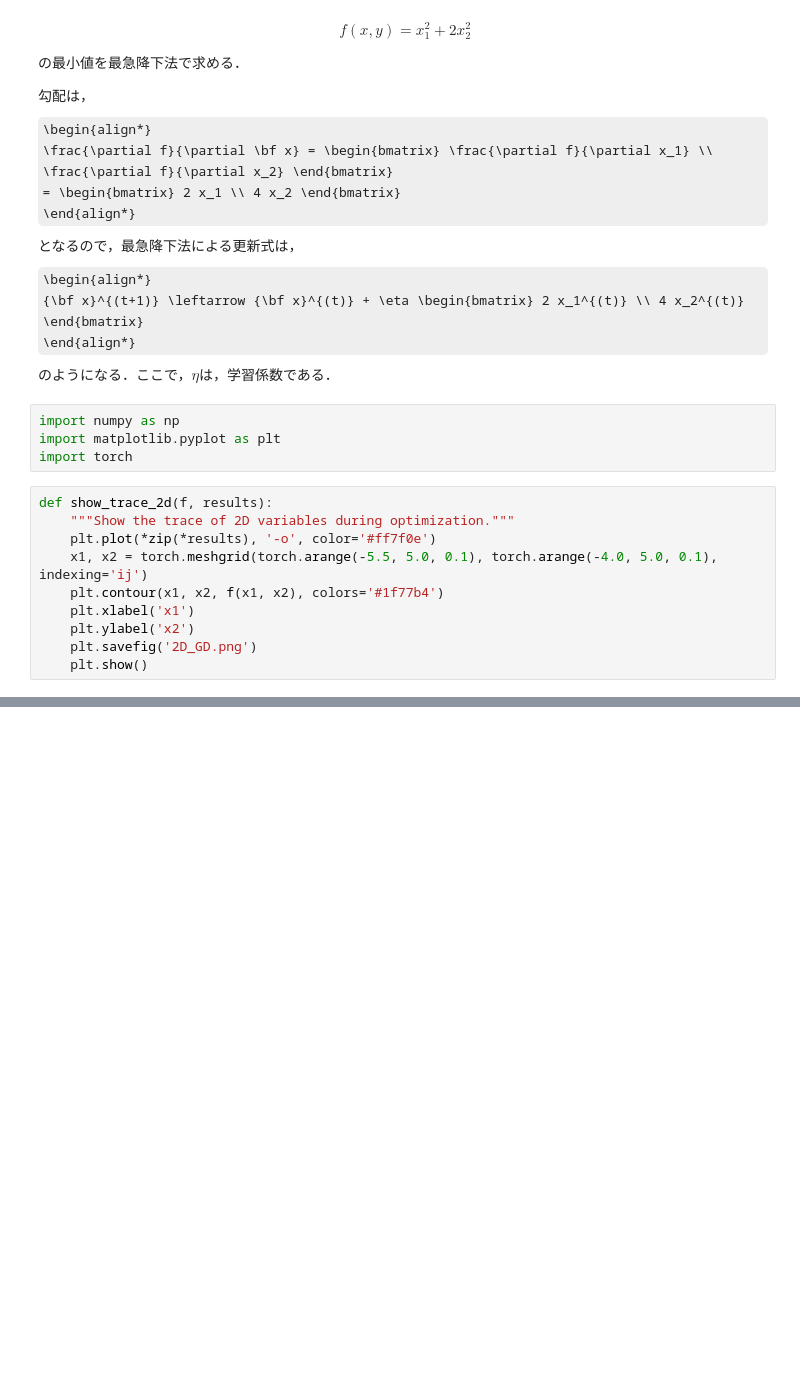
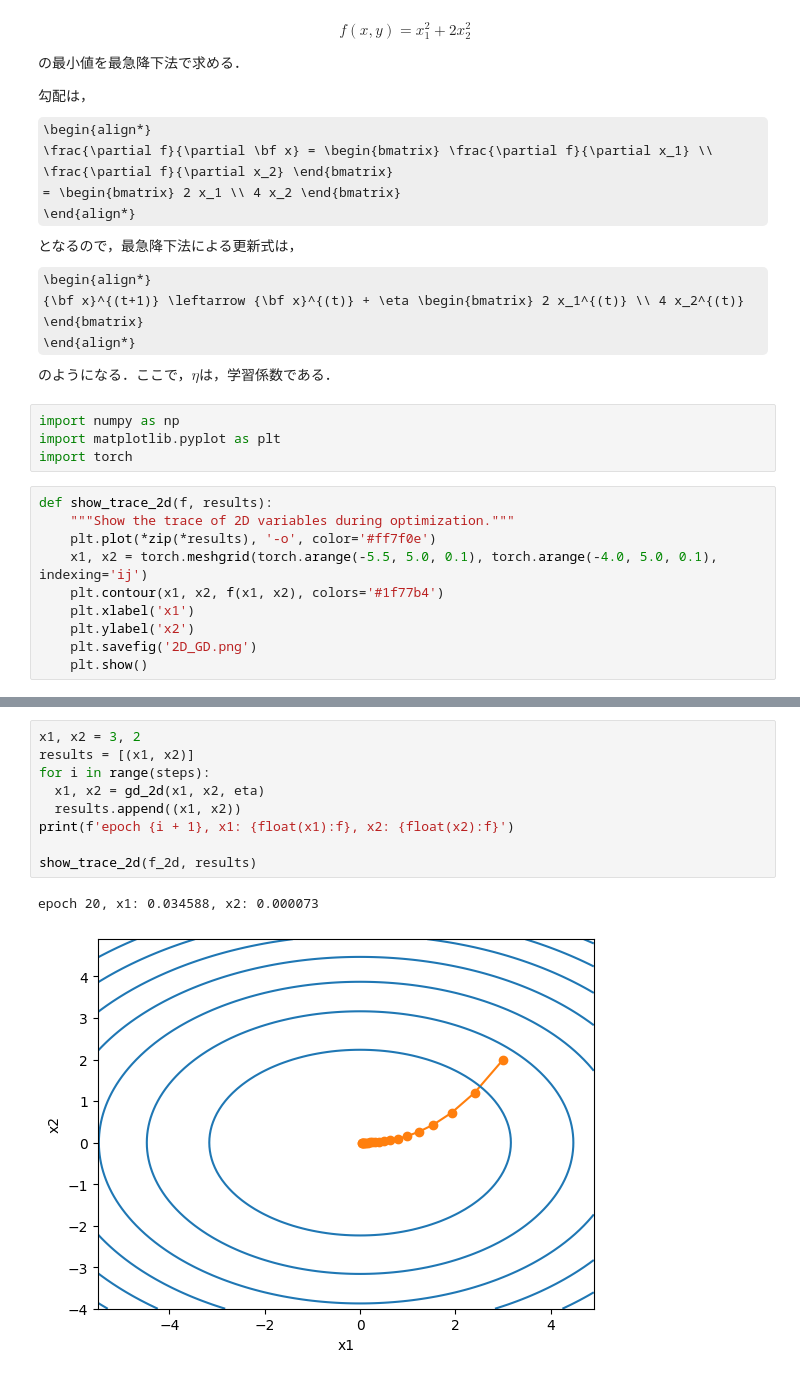
Before and after one commit to namoshi/mathAI, a Jupyter notebook: func_opt.ipynb, the cells around one changed output, grey strips where cells are left out. Cells and saved outputs as stored; diff of their text form; some formulas as TeX source; blank space fills up the shorter version.

```diff
--- a/func_opt.ipynb
+++ b/func_opt.ipynb
@@ -180,0 +181,12 @@ epoch 20, x1: -0.057646, x2: -0.000073
+# %%
+x1, x2 = 3, 2
+results = [(x1, x2)]
+for i in range(steps):
+  x1, x2 = gd_2d(x1, x2, eta)
+  results.append((x1, x2))
+print(f'epoch {i + 1}, x1: {float(x1):f}, x2: {float(x2):f}')
+
+show_trace_2d(f_2d, results)
+# %% [output]
+epoch 20, x1: 0.034588, x2: 0.000073
+[figure, added]
```
Also changed, not shown: parts of 6 cells of this notebook.
